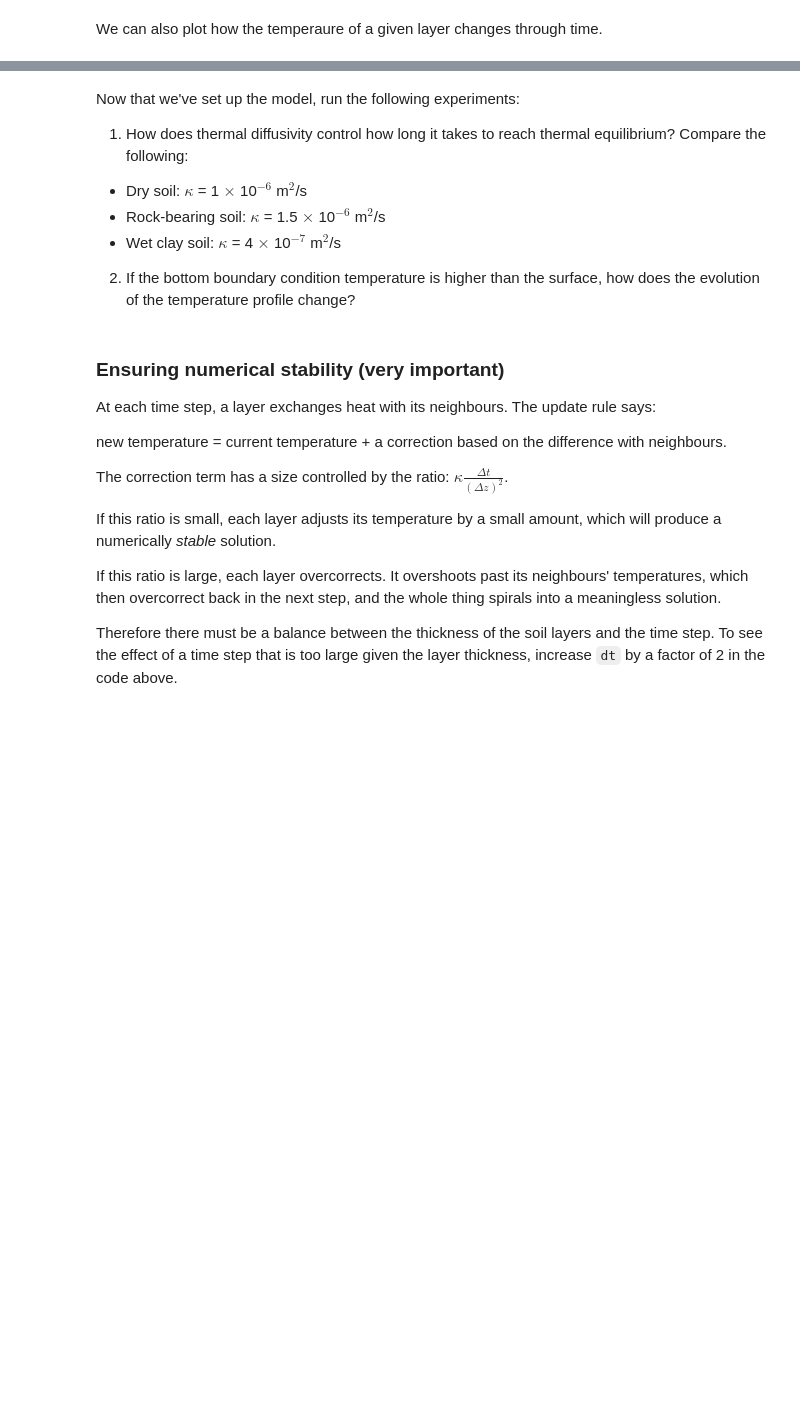
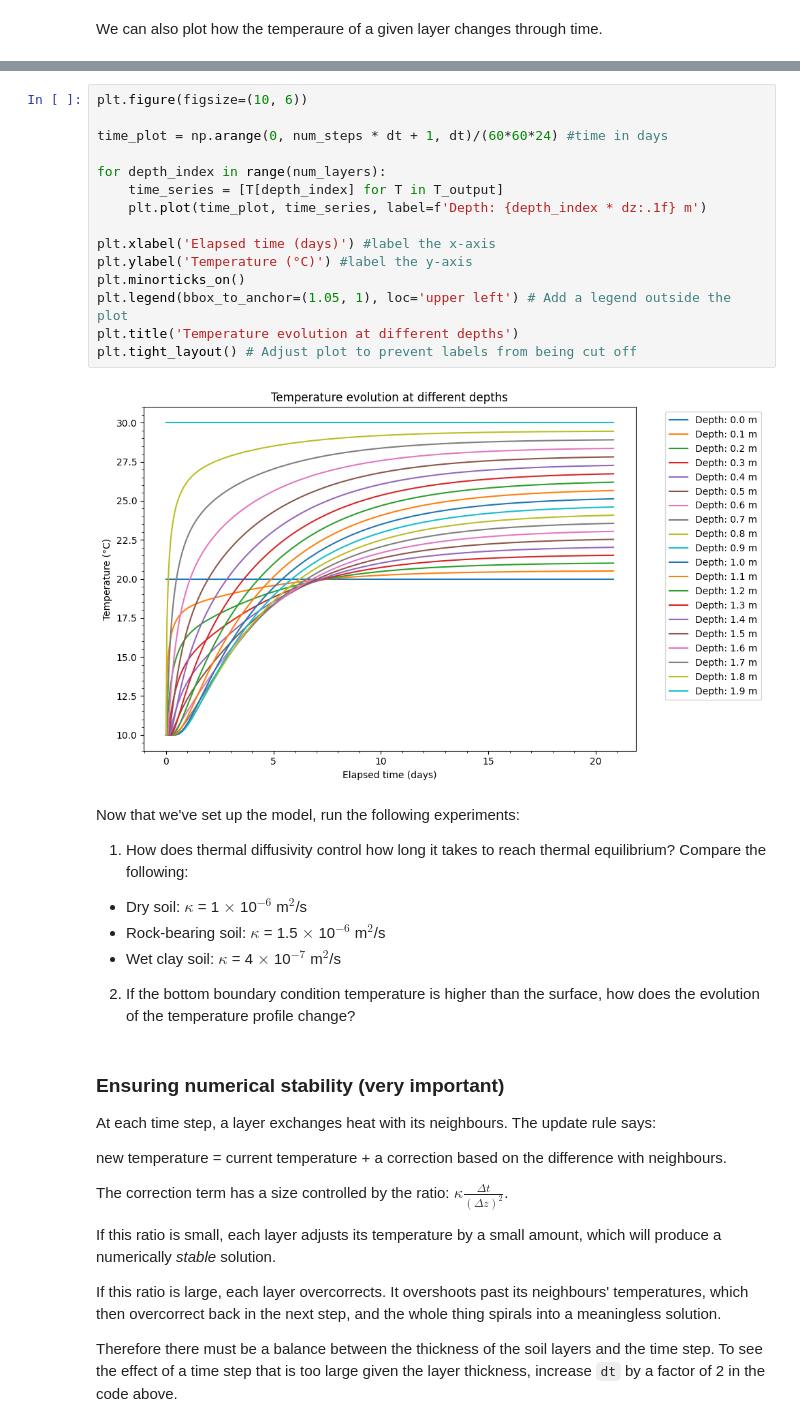
Before and after one commit to LeoFairley123/EMSC2010-WK9.2, a Jupyter notebook: EMSC2010_W9_P1_NB1_u7488277.ipynb, the cells around one changed output, grey strips where cells are left out. Cells and saved outputs as stored; diff of their text form; blank space fills up the shorter version.

```diff
--- a/EMSC2010_W9_P1_NB1_u7488277.ipynb
+++ b/EMSC2010_W9_P1_NB1_u7488277.ipynb
@@ -107,3 +107,20 @@ plt.minorticks_on()
+# %%
+plt.figure(figsize=(10, 6))
+
+time_plot = np.arange(0, num_steps * dt + 1, dt)/(60*60*24) #time in days
+
+for depth_index in range(num_layers):
+    time_series = [T[depth_index] for T in T_output]
+    plt.plot(time_plot, time_series, label=f'Depth: {depth_index * dz:.1f} m')
+
+plt.xlabel('Elapsed time (days)') #label the x-axis
+plt.ylabel('Temperature (°C)') #label the y-axis
+plt.minorticks_on()
+plt.legend(bbox_to_anchor=(1.05, 1), loc='upper left') # Add a legend outside the plot
+plt.title('Temperature evolution at different depths')
+plt.tight_layout() # Adjust plot to prevent labels from being cut off
+# %% [output]
+[figure, added]
 # %% [markdown]
 Now that we've set up the model, run the following experiments:
 
```
Also changed, not shown: parts of 3 cells of this notebook.
